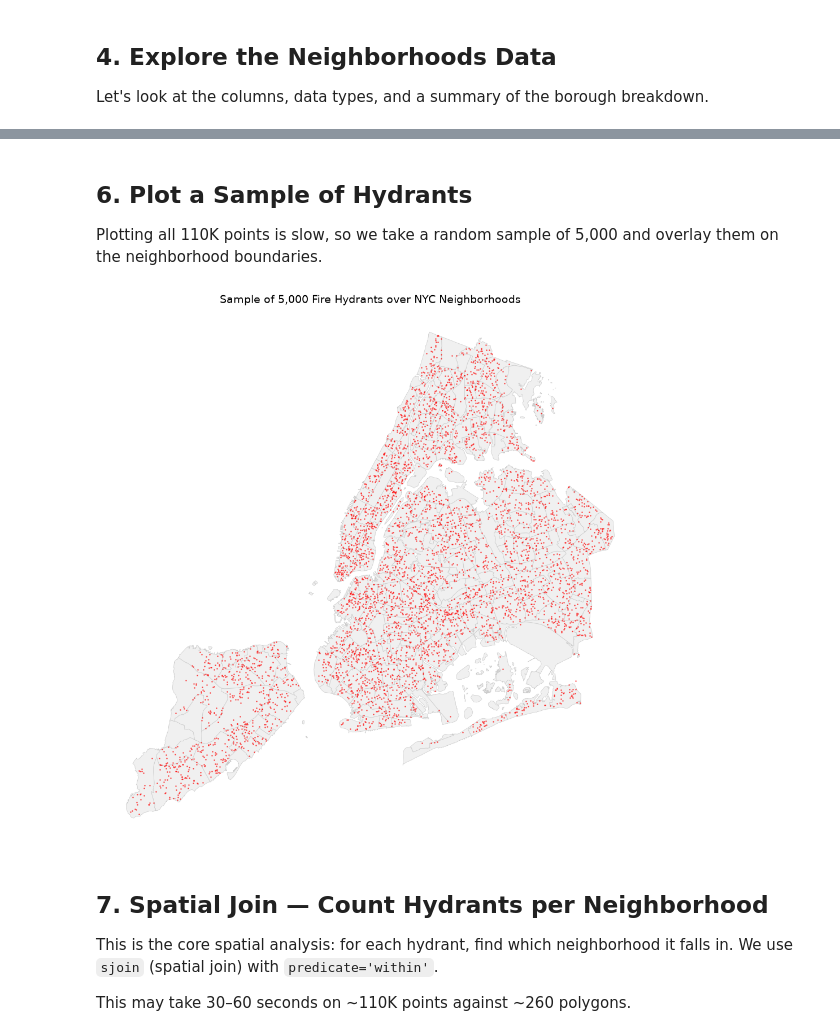
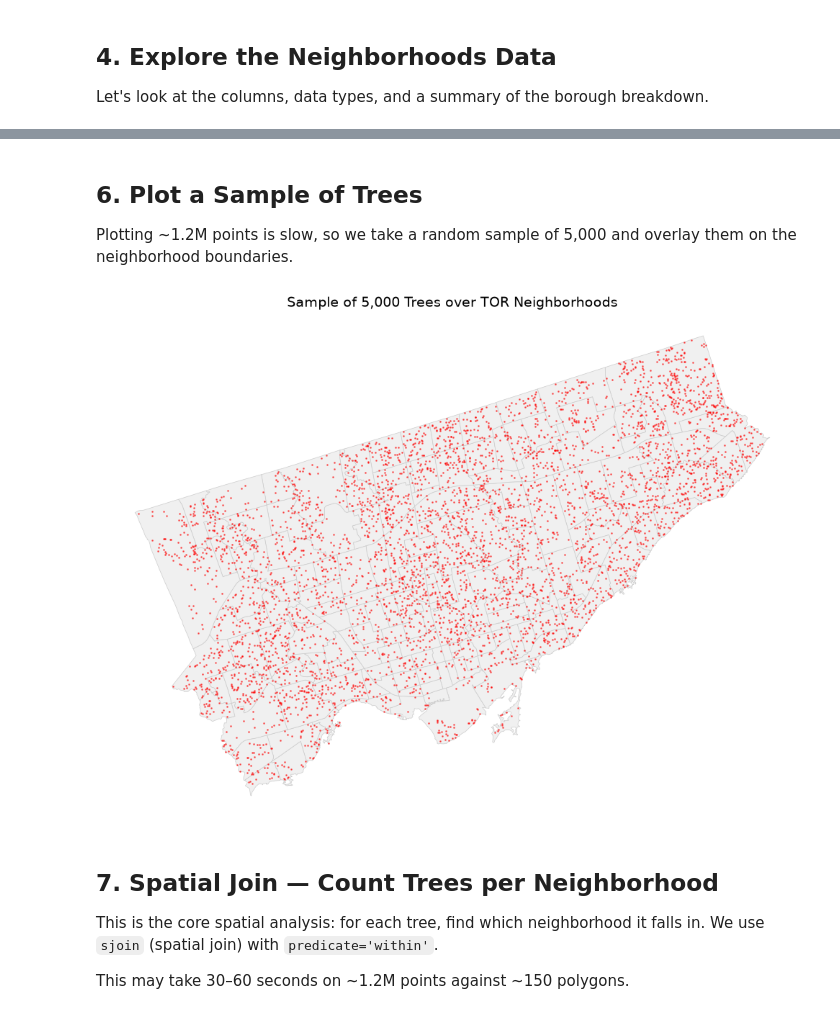
Before and after one commit to AdrianChC/tor-trees-analysis, a Jupyter notebook: analysis.ipynb, the cells around one changed output, grey strips where cells are left out. Saved outputs shown, nothing was run; the diff lists cells and outputs as text; code cells hidden in the pictures.

```diff
--- a/analysis.ipynb
+++ b/analysis.ipynb
@@ -32,5 +32,5 @@ We load the Neighborhood Tabulation Areas (NTAs) GeoJSON that was downloaded in
 # %%
-neighborhoods = gpd.read_file("../2.2-postgis-setup/data/nyc_neighborhoods.geojson")
+neighborhoods = gpd.read_file("./data/raw/tor_neighborhoods.geojson")
 
 print(f"Shape: {neighborhoods.shape}")
 print(f"CRS:   {neighborhoods.crs}")
@@ -56,8 +55,8 @@ The hydrants dataset has ~110K point features. GeoPandas handles this just fine.
 # %%
-hydrants = gpd.read_file("../2.2-postgis-setup/data/nyc_hydrants.geojson")
+trees = gpd.read_file("./data/raw/tor_trees.geojson")
 
-print(f"Shape: {hydrants.shape}")
-print(f"CRS:   {hydrants.crs}")
-print(f"Geometry type(s): {hydrants.geom_type.unique()}")
-hydrants.head()
+print(f"Shape: {trees.shape}")
+print(f"CRS:   {trees.crs}")
+print(f"Geometry type(s): {trees.geom_type.unique()}")
+trees.head()
 # %% [output]
@@ -75,3 +74,5 @@ Length: 1, dtype: str
+# %%
+trees = trees[['geometry']]
 # %% [markdown]
 ## 4. Explore the Neighborhoods Data
 
@@ -103,3 +105,5 @@ Name: count, dtype: int64
+# %%
+neigh = neighborhoods[['AREA_NAME','CLASSIFICATION','geometry']]
 # %% [markdown]
 ## 5. Plot the Neighborhoods
 
@@ -124,33 +128,33 @@ plt.show()
 # %% [markdown]
-## 6. Plot a Sample of Hydrants
+## 6. Plot a Sample of Trees
 
-Plotting all 110K points is slow, so we take a random sample of 5,000
+Plotting ~1.2M points is slow, so we take a random sample of 5,000
 and overlay them on the neighborhood boundaries.
 # %%
 fig, ax = plt.subplots(1, 1, figsize=(10, 10))
 
 # Draw neighborhood outlines as the basemap
-neighborhoods.plot(ax=ax, color='#f0f0f0', edgecolor='#cccccc', linewidth=0.5)
+neigh.plot(ax=ax, color='#f0f0f0', edgecolor='#cccccc', linewidth=0.5)
 
 # Overlay a sample of hydrants
-hydrants.sample(5000, random_state=42).plot(
+trees.sample(5000, random_state=42).plot(
     ax=ax,
     color='red',
     markersize=1,
     alpha=0.5,
 )
 
-ax.set_title('Sample of 5,000 Fire Hydrants over NYC Neighborhoods', fontsize=14)
+ax.set_title('Sample of 5,000 Trees over TOR Neighborhoods', fontsize=14)
 ax.set_axis_off()
 plt.tight_layout()
 plt.show()
 # %% [output]
-[figure, old version]
+[figure, new version]
 # %% [markdown]
-## 7. Spatial Join — Count Hydrants per Neighborhood
+## 7. Spatial Join — Count Trees per Neighborhood
 
-This is the core spatial analysis: for each hydrant, find which neighborhood it falls in.
+This is the core spatial analysis: for each tree, find which neighborhood it falls in.
 We use `sjoin` (spatial join) with `predicate='within'`.
 
-This may take 30–60 seconds on ~110K points against ~260 polygons.
+This may take 30–60 seconds on ~1.2M points against ~150 polygons.
 # %%
```
Also changed, not shown: parts of 22 cells of this notebook, 1 other file.
